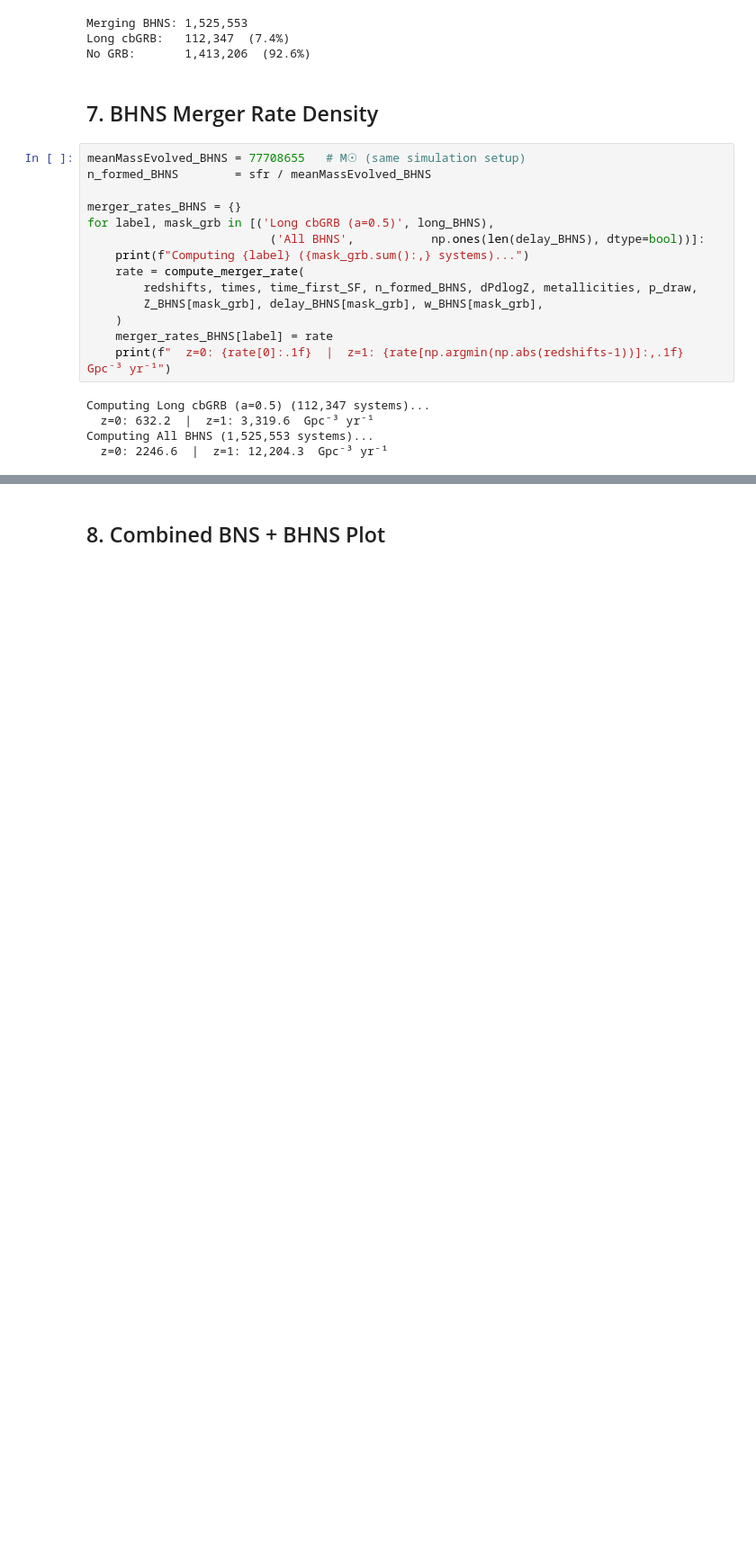
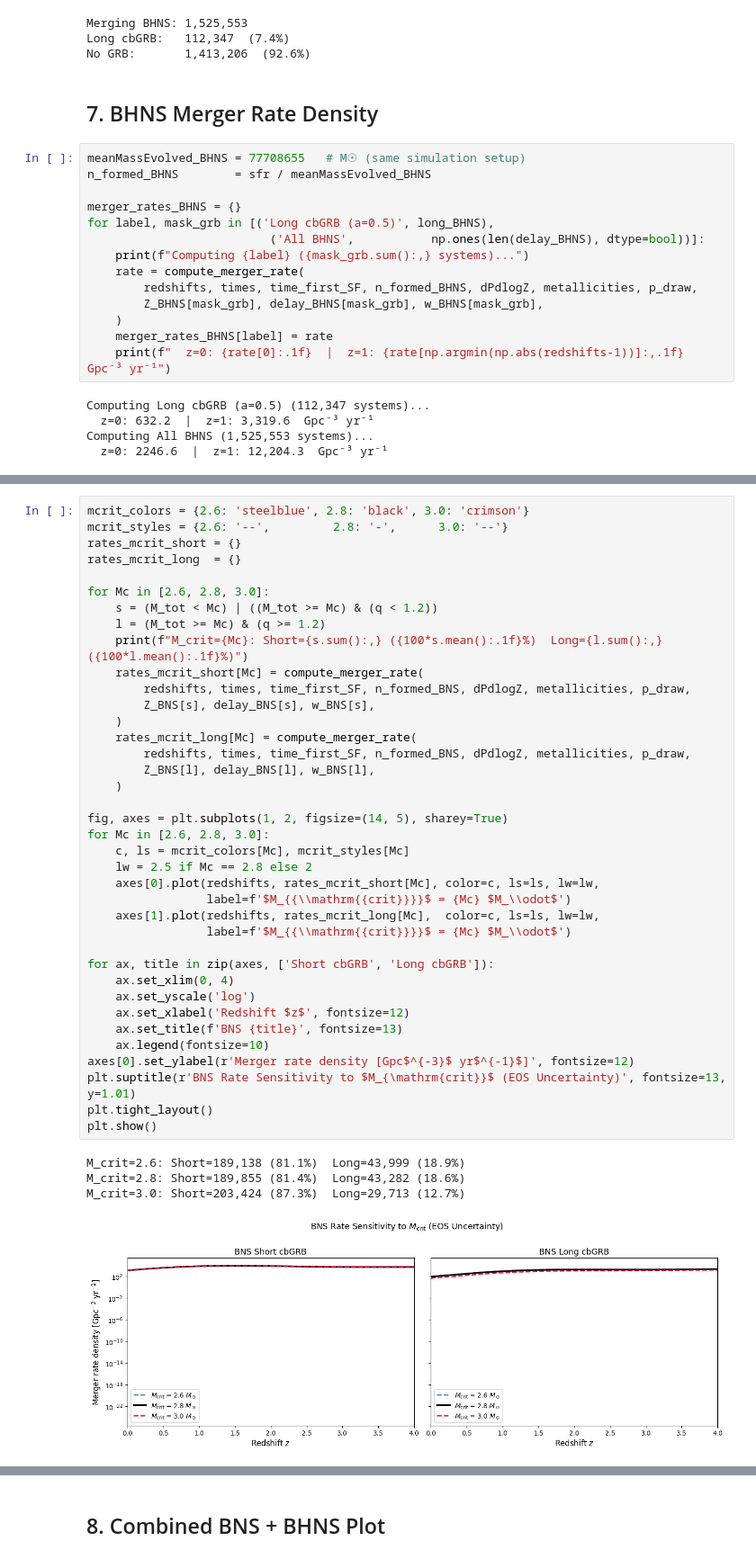
Before and after one commit to jorodgrz/GRBproject, a Jupyter notebook: GRB_CosmicRate.ipynb, the cells around one changed output, grey strips where cells are left out. Shown at 90% size. Cells and saved outputs as stored; diff of their text form; blank space fills up the shorter version.

```diff
--- a/GRB_CosmicRate.ipynb
+++ b/GRB_CosmicRate.ipynb
@@ -251,0 +301,43 @@ Computing All BHNS (1,525,553 systems)...
+# %%
+mcrit_colors = {2.6: 'steelblue', 2.8: 'black', 3.0: 'crimson'}
+mcrit_styles = {2.6: '--',         2.8: '-',      3.0: '--'}
+rates_mcrit_short = {}
+rates_mcrit_long  = {}
+
+for Mc in [2.6, 2.8, 3.0]:
+    s = (M_tot < Mc) | ((M_tot >= Mc) & (q < 1.2))
+    l = (M_tot >= Mc) & (q >= 1.2)
+    print(f"M_crit={Mc}: Short={s.sum():,} ({100*s.mean():.1f}%)  Long={l.sum():,} ({100*l.mean():.1f}%)")
+    rates_mcrit_short[Mc] = compute_merger_rate(
+        redshifts, times, time_first_SF, n_formed_BNS, dPdlogZ, metallicities, p_draw,
+        Z_BNS[s], delay_BNS[s], w_BNS[s],
+    )
+    rates_mcrit_long[Mc] = compute_merger_rate(
+        redshifts, times, time_first_SF, n_formed_BNS, dPdlogZ, metallicities, p_draw,
+        Z_BNS[l], delay_BNS[l], w_BNS[l],
+    )
+
+fig, axes = plt.subplots(1, 2, figsize=(14, 5), sharey=True)
+for Mc in [2.6, 2.8, 3.0]:
+    c, ls = mcrit_colors[Mc], mcrit_styles[Mc]
+    lw = 2.5 if Mc == 2.8 else 2
+    axes[0].plot(redshifts, rates_mcrit_short[Mc], color=c, ls=ls, lw=lw,
+                 label=f'$M_{{\\mathrm{{crit}}}}$ = {Mc} $M_\\odot$')
+    axes[1].plot(redshifts, rates_mcrit_long[Mc],  color=c, ls=ls, lw=lw,
+                 label=f'$M_{{\\mathrm{{crit}}}}$ = {Mc} $M_\\odot$')
+
+for ax, title in zip(axes, ['Short cbGRB', 'Long cbGRB']):
+    ax.set_xlim(0, 4)
+    ax.set_yscale('log')
+    ax.set_xlabel('Redshift $z$', fontsize=12)
+    ax.set_title(f'BNS {title}', fontsize=13)
+    ax.legend(fontsize=10)
+axes[0].set_ylabel(r'Merger rate density [Gpc$^{-3}$ yr$^{-1}$]', fontsize=12)
+plt.suptitle(r'BNS Rate Sensitivity to $M_{\mathrm{crit}}$ (EOS Uncertainty)', fontsize=13, y=1.01)
+plt.tight_layout()
+plt.show()
+# %% [output]
+M_crit=2.6: Short=189,138 (81.1%)  Long=43,999 (18.9%)
+M_crit=2.8: Short=189,855 (81.4%)  Long=43,282 (18.6%)
+M_crit=3.0: Short=203,424 (87.3%)  Long=29,713 (12.7%)
+[figure, added]
```
Also changed, not shown: parts of 5 cells of this notebook.
